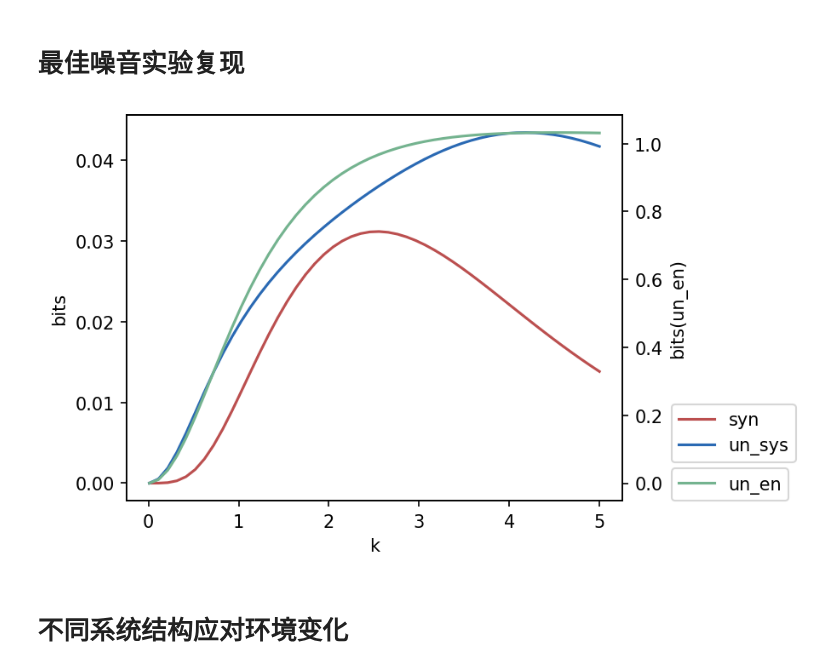
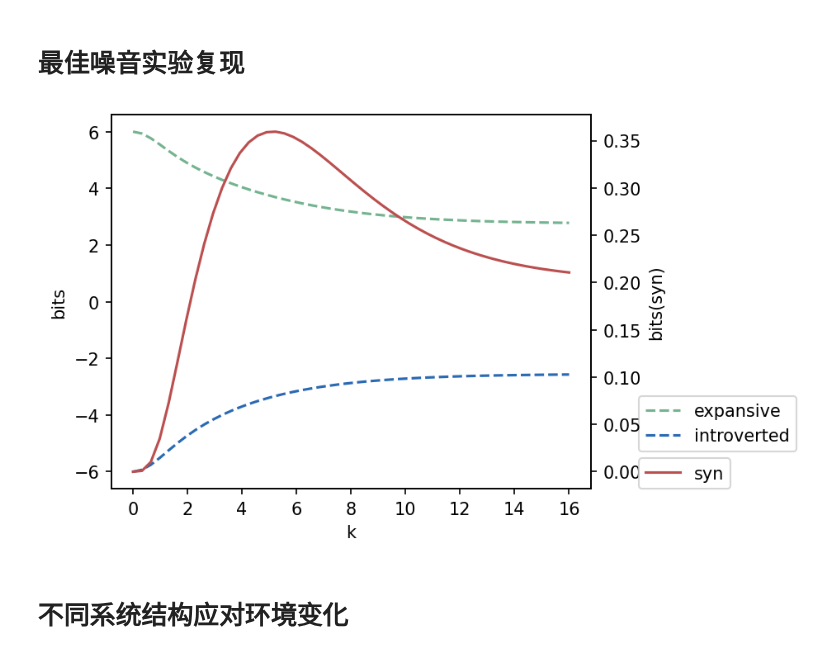
Before and after one commit to Lyn1216/Local-EI-project, a Jupyter notebook: exp/bool_network/grn/iit_tpm.ipynb, the cells around one changed output. Cells and saved outputs as stored; diff of their text form; code cells hidden in the pictures.

```diff
--- a/exp/bool_network/grn/iit_tpm.ipynb
+++ b/exp/bool_network/grn/iit_tpm.ipynb
@@ -49,6 +51,8 @@ n = 50
 syn_arr = np.zeros([n, n])
 un_sys_arr = np.zeros([n, n])
 un_en_arr = np.zeros([n, n])
+expand_arr = np.zeros([n, n])
+intro_arr = np.zeros([n, n])
 w_axis = np.linspace(0, 1, n)
 k_axis = np.linspace(0, 16, n)
 for w_id,w in tqdm(enumerate(w_axis)):
@@ -73,10 +77,12 @@ for w_id,w in tqdm(enumerate(w_axis)):
     }
     for k_id,k in enumerate(k_axis):
         tpm, tpm_v = make_tpm(bnet, ww, k=k)
-        un_sys, un_en, syn, tpm_dic = iit_tpm_cal(tpm_v, mech_size=3, en_size=2, dis=False)
+        un_sys, un_en, syn, expansive, introverted, tpm_dic = iit_tpm_cal(tpm_v, mech_size=3, en_size=2, dis=False)
         syn_arr[k_id, w_id] = syn
         un_sys_arr[k_id, w_id] = un_sys
         un_en_arr[k_id, w_id] = un_en
+        expand_arr[k_id, w_id] = expansive
+        intro_arr[k_id, w_id] = introverted
 # %%
 
 import matplotlib.pyplot as plt
@@ -112,7 +118,7 @@ plot_3d(w_axis, k_axis, un_en_arr, "Un_en", 2)
 # %%
 from tqdm import tqdm
 colors = ["#BB4F4F", '#2A69B3', '#74B38F', '#9B76B2', "#B99523", "#27B5AF", "#1E90FF", "#87CEEB"]
-w = 0.2
+w = 0.6
 w1 = 0.5*(1 - w)
 w2 = 1.5*(1 - w)
 ww = {
@@ -130,44 +136,44 @@ ww = {
     'w1c': w1,
     'w2a': w2,
     'w2b': w2,
     'w2c': w2
 }
 
 syn_list = []
-un_sys_list = []
-un_en_list = []
-k_axis = np.linspace(0.01, 5, 50)
+expan_list = []
+intro_list = []
+k_axis = np.linspace(0.01, 16, 50)
 for k in tqdm(k_axis):
     tpm, tpm_v = make_tpm(bnet, ww, k=k)
-    un_sys, un_en, syn, tpm_dic = iit_tpm_cal(tpm_v, mech_size=3, en_size=2, dis=False)
+    un_sys, un_en, syn, expansive, introverted, tpm_dic = iit_tpm_cal(tpm_v, mech_size=3, en_size=2, dis=False)
     syn_list.append(syn)
-    un_sys_list.append(un_sys)
-    un_en_list.append(un_en)
+    expan_list.append(expansive)
+    intro_list.append(introverted)
 
 plt.figure(figsize=(5,4),dpi=150)
 
 # 绘制第一条线，关联到左边的 y 轴
 ax1 = plt.gca()  # 获取当前坐标轴
-plt.plot(k_axis, syn_list, label='syn', color=colors[0])
-plt.plot(k_axis, un_sys_list, label="un_sys", color=colors[1])
+plt.plot(k_axis, expan_list, label='expansive', linestyle="--", color=colors[2])
+plt.plot(k_axis, intro_list, label="introverted", linestyle='--', color=colors[1])
 plt.legend(loc=[1.1, 0.1])
 # 绘制第二条线，关联到右边的 y 轴
 ax2 = ax1.twinx()  # 创建与 ax1 共享 x 轴的新坐标轴
-plt.plot(k_axis, un_en_list, label="un_en", color=colors[2])
+plt.plot(k_axis, syn_list, label='syn', color=colors[0])
 
 plt.xlabel('k')
 
 # 设置左边 y 轴的标签
 ax1.set_ylabel('bits')
 
 # 设置右边 y 轴的标签
-ax2.set_ylabel('bits(un_en)')
+ax2.set_ylabel('bits(syn)')
 ax1.set_xlabel('k')
 ax2.set_xlabel('k')
 plt.legend(loc=[1.1, 0])
 plt.show()
 # %% [output]
-[figure, old version]
+[figure, new version]
 # %% [markdown]
 # 不同系统结构应对环境变化
 # %%
```
Also changed, not shown: parts of 2 cells of this notebook, 15 other files.
